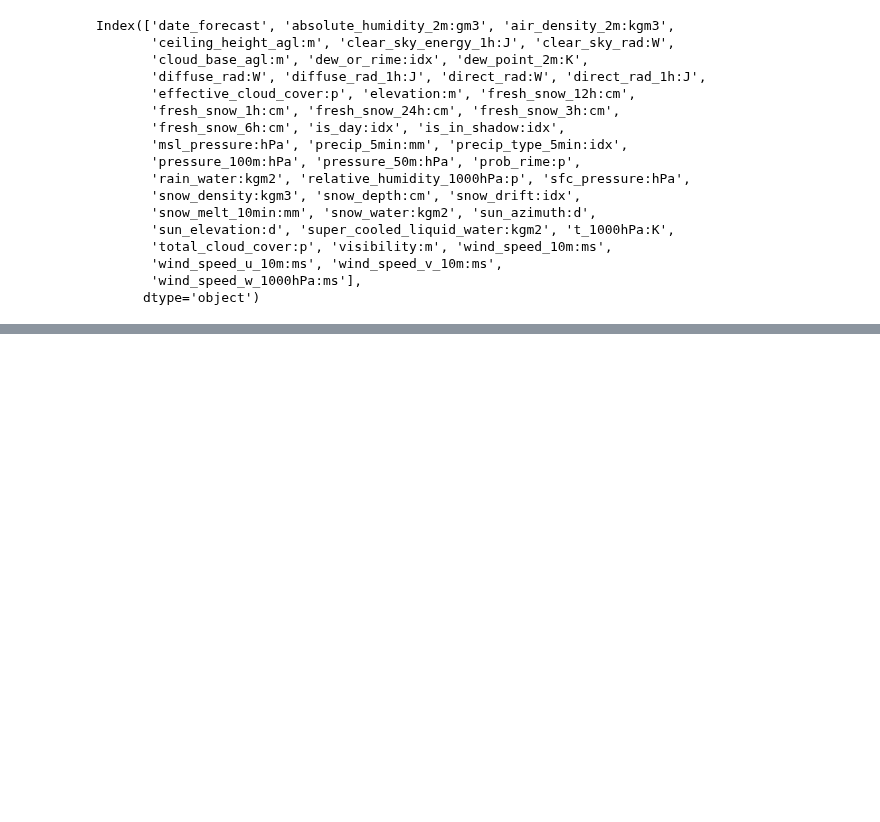
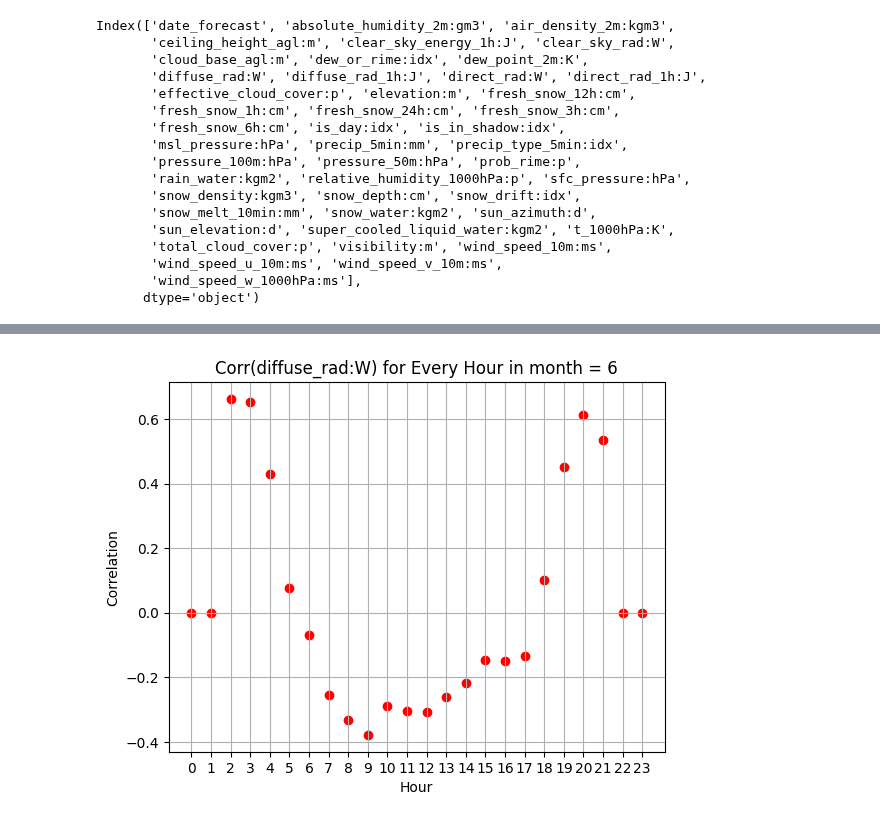
Before and after one commit to simenstang/TDT4173, a Jupyter notebook: data/long_notebook.ipynb, the cells around one changed output, grey strips where cells are left out. Saved outputs shown, nothing was run; the diff lists cells and outputs as text; code cells hidden in the pictures; blank space fills up the shorter version.

```diff
--- a/data/long_notebook.ipynb
+++ b/data/long_notebook.ipynb
@@ -229,0 +228,19 @@ df_A.head(100)
+# %%
+# The most highly correlated value for every month
+
+data_a['Month'] = pd.Categorical(data_a['Month'], categories=data_a['Month'].unique(), ordered=True)
+max_corr_rows = pd.DataFrame()
+
+for month in data_a['Month'].cat.categories:
+    monthly_data = data_a[data_a['Month'] == month]
+
+    max_corr_idx = monthly_data['Correlation'].idxmax()
+
+    max_corr_rows = pd.concat([max_corr_rows, data_a.loc[[max_corr_idx]]], ignore_index=True)
+
+# Sort max_corr_rows by the 'Month' column
+max_corr_rows['Month'] = max_corr_rows['Month'].astype(int)  # Ensure 'Month' is an integer type for proper sorting
+max_corr_rows.sort_values('Month', inplace=True)
+max_corr_rows.reset_index(drop=True, inplace=True)
+
+max_corr_rows
@@ -229,0 +295,19 @@ df_A.head(100)
+# %%
+# Plot a the correlation of a feature for a spesific month for every hour
+# Choose month and feature
+
+month = 6
+feature = 'diffuse_rad:W'
+
+filtered_data = data_a[(data_a['Feature'] == feature) & (data_a['Month'] == month)]
+
+# Creating a scatter plot of the correlation values for each hour.
+plt.scatter(filtered_data['Hour'], filtered_data['Correlation'], color='red')
+plt.xticks(range(0, 24))
+plt.title('Corr(' + feature + ') for Every Hour in month = ' + str(month))
+plt.xlabel('Hour')
+plt.ylabel('Correlation')
+plt.grid(True)
+plt.show()
+# %% [output]
+[figure, added]
```
Also changed, not shown: parts of 6 cells of this notebook, 2 other files.
